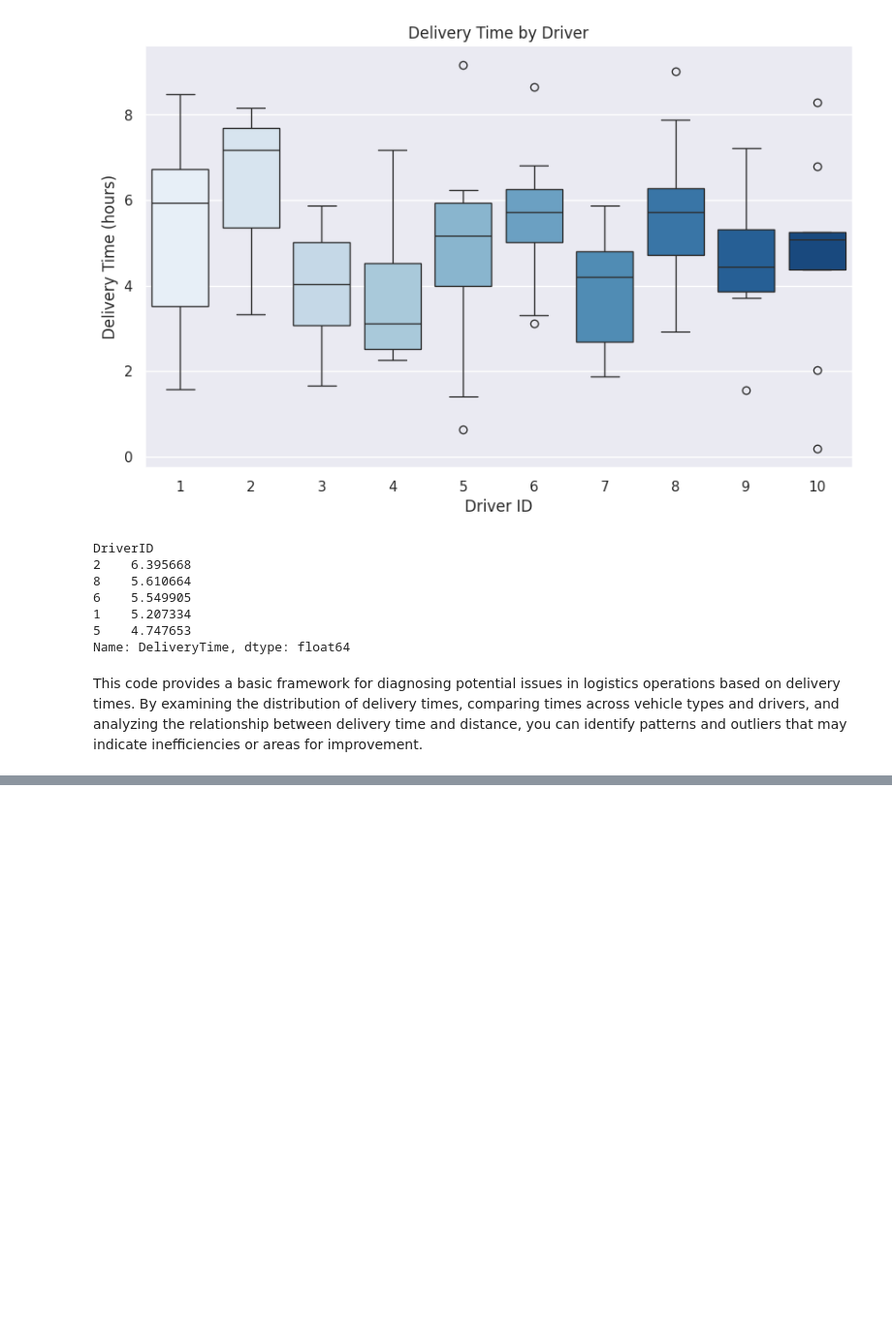
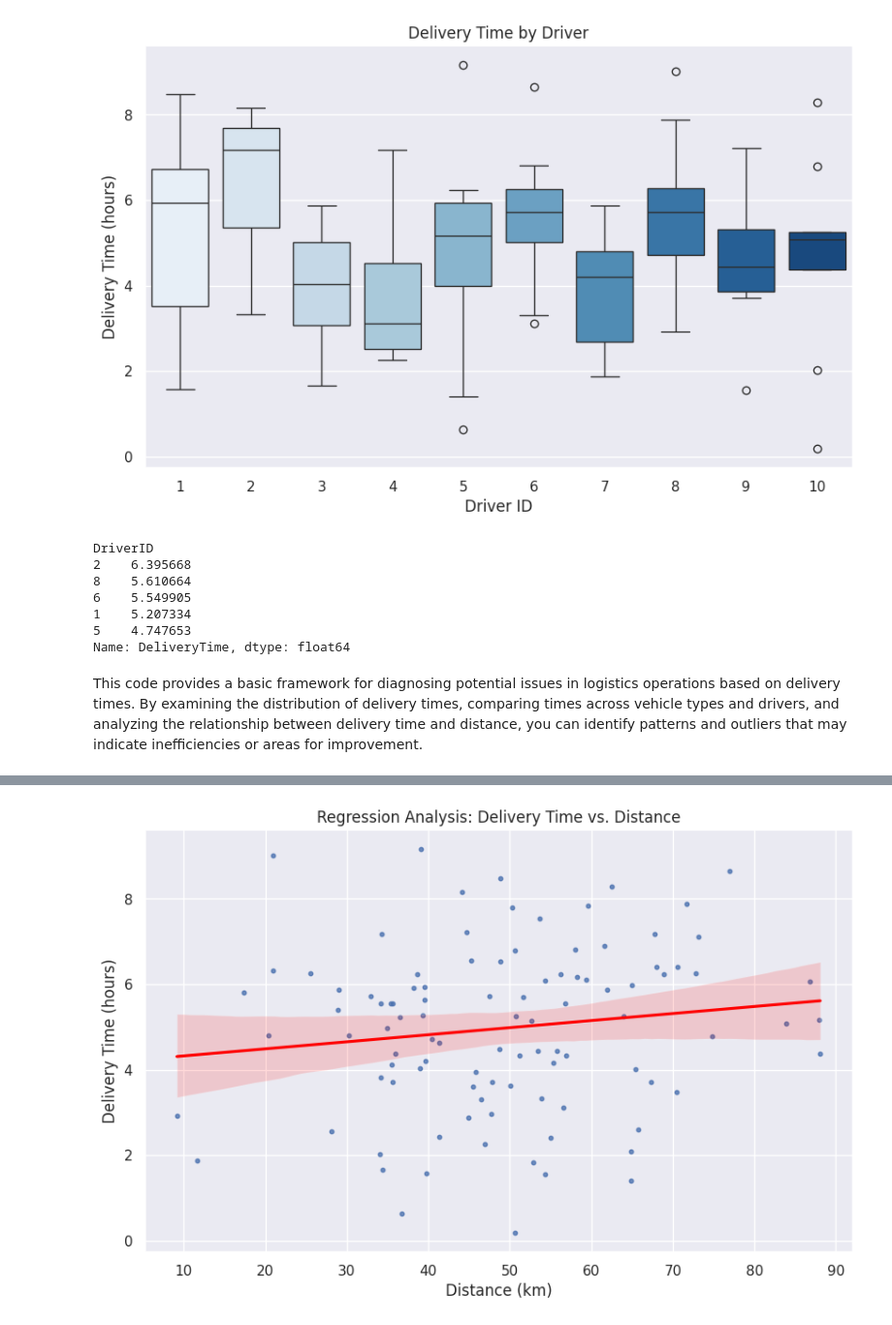
Before and after one commit to aihtn2708/Diagnostic-Analysis, a Jupyter notebook: Diagnostic_Analysis.ipynb, the cells around one changed output, grey strips where cells are left out. Shown at 97% size. Saved outputs shown, nothing was run; the diff lists cells and outputs as text; code cells hidden in the pictures; blank space fills up the shorter version.

```diff
--- a/Diagnostic_Analysis.ipynb
+++ b/Diagnostic_Analysis.ipynb
@@ -147,0 +190,16 @@ By examining the distribution of delivery times, comparing times across vehicle
+# %%
+import statsmodels.api as sm
+# Encoding VehicleType as a dummy variable
+df['VehicleType_Encoded'] = pd.get_dummies(df['VehicleType'], drop_first=True)
+
+# Defining the independent variables (Distance and VehicleType_Encoded) and dependent variable (DeliveryTime)
+X = df[['Distance', 'VehicleType_Encoded']]
+y = df['DeliveryTime']
+
+# Adding a constant to the independent variables
+X = sm.add_constant(X)
+
+# Fitting the regression model
+model = sm.OLS(y, X.astype(float)).fit()
+model_summary = model.summary()
+model_summary
@@ -147,0 +237,10 @@ By examining the distribution of delivery times, comparing times across vehicle
+# %%
+# Plotting the regression line for Delivery Time vs. Distance
+plt.figure(figsize=(10, 6))
+sns.regplot(x='Distance', y='DeliveryTime', data=df, scatter_kws={'s':10}, line_kws={'color':'red'})
+plt.title('Regression Analysis: Delivery Time vs. Distance')
+plt.xlabel('Distance (km)')
+plt.ylabel('Delivery Time (hours)')
+plt.show()
+# %% [output]
+[figure, added]
```
Also changed, not shown: parts of 13 cells of this notebook.
